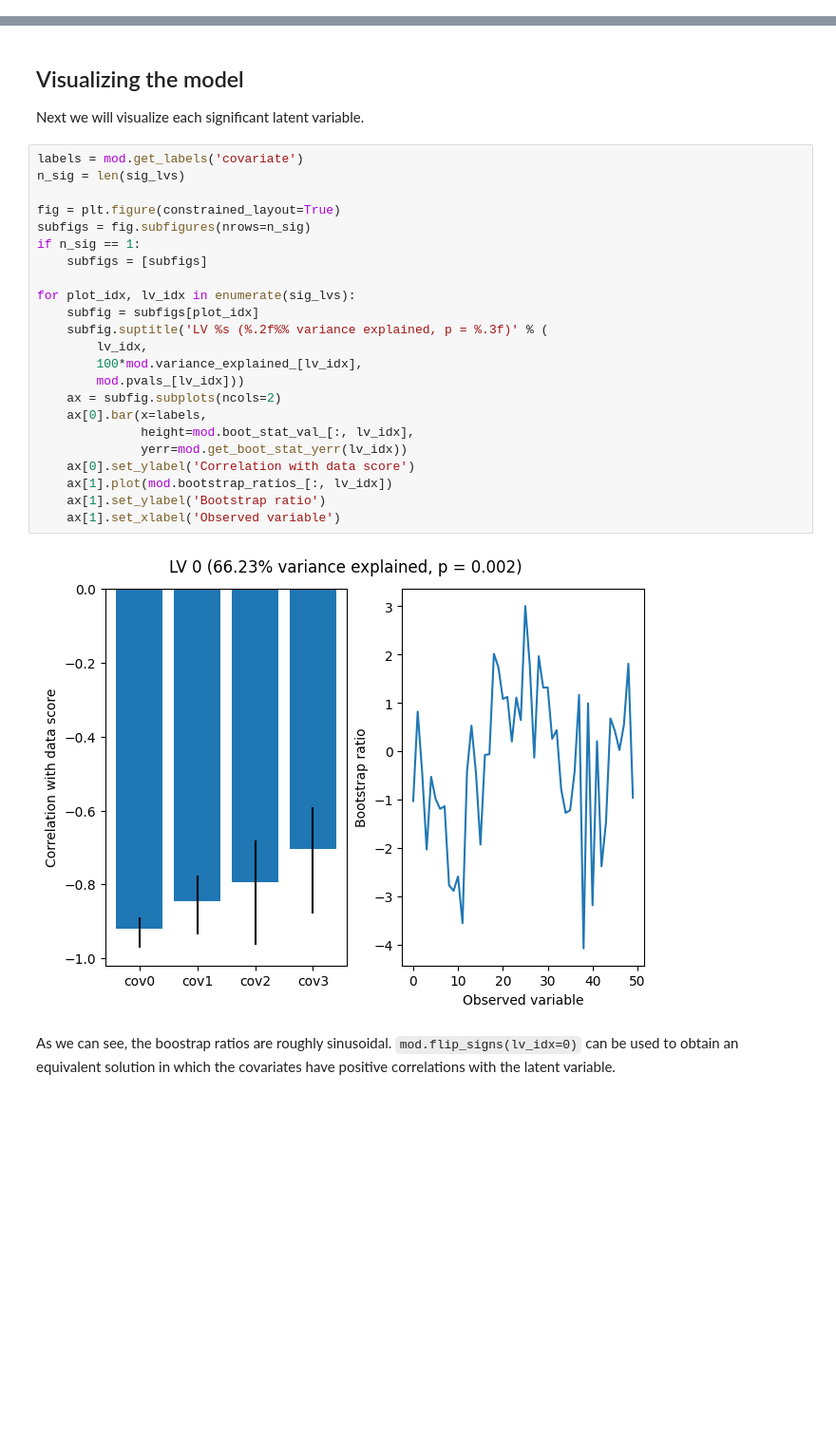
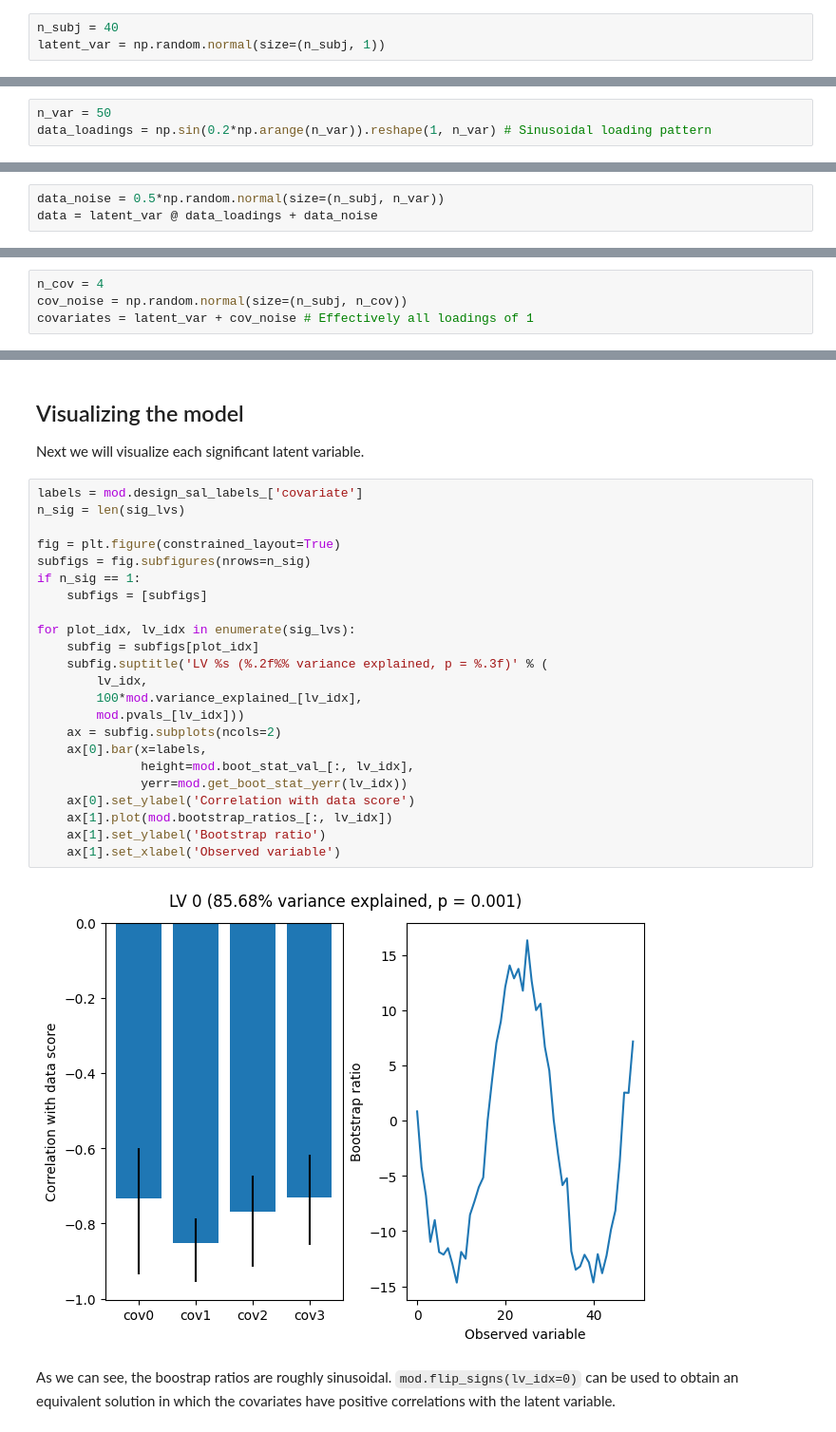
Before and after one commit to kinleyid/pyplsc, a Jupyter notebook: docs/source/notebooks/PLSC.ipynb, the cells around one changed output, grey strips where cells are left out. Shown at 95% size. Drawn from its saved outputs; the diff is of its cells as text; blank space fills up the shorter version.

```diff
--- a/docs/source/notebooks/PLSC.ipynb
+++ b/docs/source/notebooks/PLSC.ipynb
@@ -23,0 +18,3 @@ covariates = latent_cov + noise
+# %%
+n_subj = 40
+latent_var = np.random.normal(size=(n_subj, 1))
@@ -24 +23,4 @@ covariates = latent_cov + noise
+# %%
+n_var = 50
+data_loadings = np.sin(0.2*np.arange(n_var)).reshape(1, n_var) # Sinusoidal loading pattern
 # %% [markdown]
@@ -32,0 +37,3 @@ Text(0, 0.5, 'Correlation weight')
+# %%
+data_noise = 0.5*np.random.normal(size=(n_subj, n_var))
+data = latent_var @ data_loadings + data_noise
@@ -33,2 +42,6 @@ Text(0, 0.5, 'Correlation weight')
+# %%
+n_cov = 4
+cov_noise = np.random.normal(size=(n_subj, n_cov))
+covariates = latent_var + cov_noise # Effectively all loadings of 1
 # %% [markdown]
 ## Fitting and evaluating the model
@@ -56,29 +71,29 @@ mod.bootstrap(1000)
 
 Next we will visualize each significant latent variable.
 # %%
-labels = mod.get_labels('covariate')
+labels = mod.design_sal_labels_['covariate']
 n_sig = len(sig_lvs)
 
 fig = plt.figure(constrained_layout=True)
 subfigs = fig.subfigures(nrows=n_sig)
 if n_sig == 1:
     subfigs = [subfigs]
 
 for plot_idx, lv_idx in enumerate(sig_lvs):
     subfig = subfigs[plot_idx]
     subfig.suptitle('LV %s (%.2f%% variance explained, p = %.3f)' % (
         lv_idx,
         100*mod.variance_explained_[lv_idx],
         mod.pvals_[lv_idx]))
     ax = subfig.subplots(ncols=2)
     ax[0].bar(x=labels,
               height=mod.boot_stat_val_[:, lv_idx],
               yerr=mod.get_boot_stat_yerr(lv_idx))
     ax[0].set_ylabel('Correlation with data score')
     ax[1].plot(mod.bootstrap_ratios_[:, lv_idx])
     ax[1].set_ylabel('Bootstrap ratio')
     ax[1].set_xlabel('Observed variable')
 # %% [output]
-[figure, old version]
+[figure, new version]
 # %% [markdown]
 As we can see, the boostrap ratios are roughly sinusoidal. `mod.flip_signs(lv_idx=0)` can be used to obtain an equivalent solution in which the covariates have positive correlations with the latent variable.
```
Also changed, not shown: parts of 14 cells of this notebook, 2 other files.
